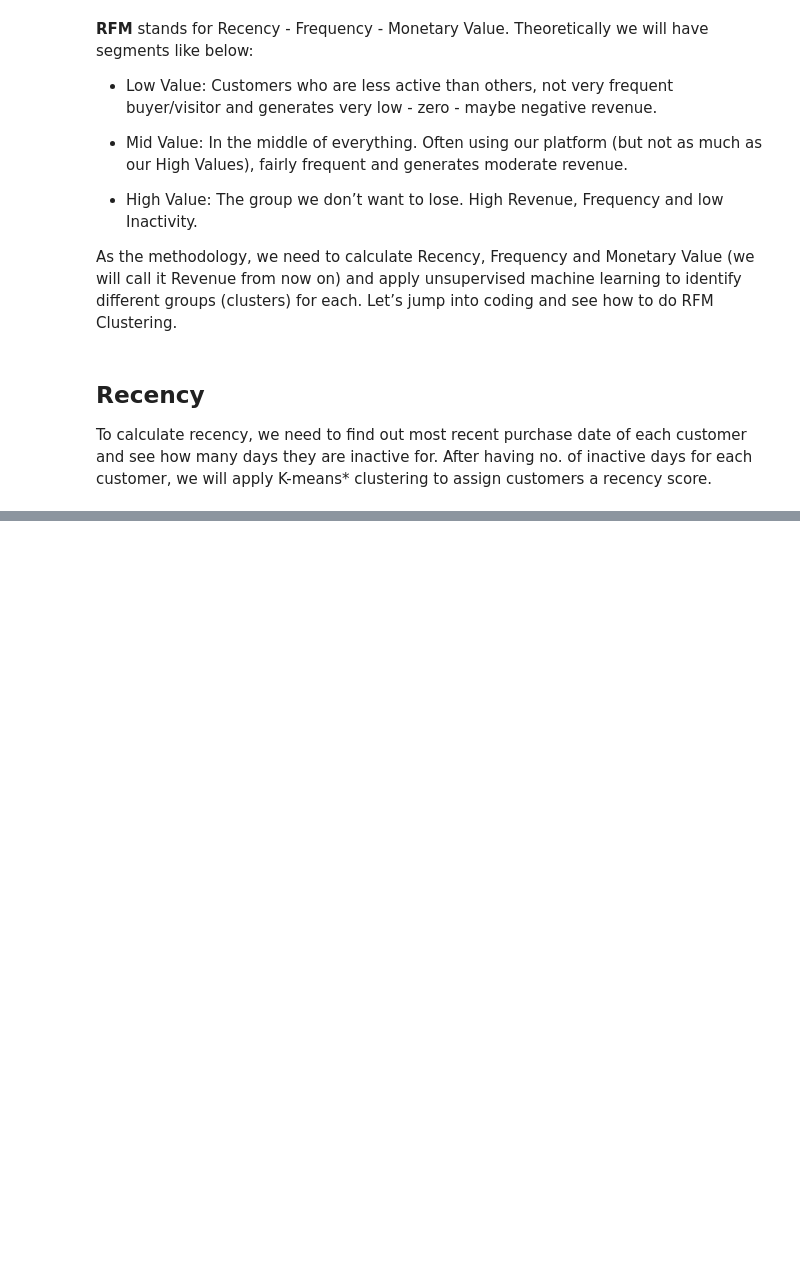
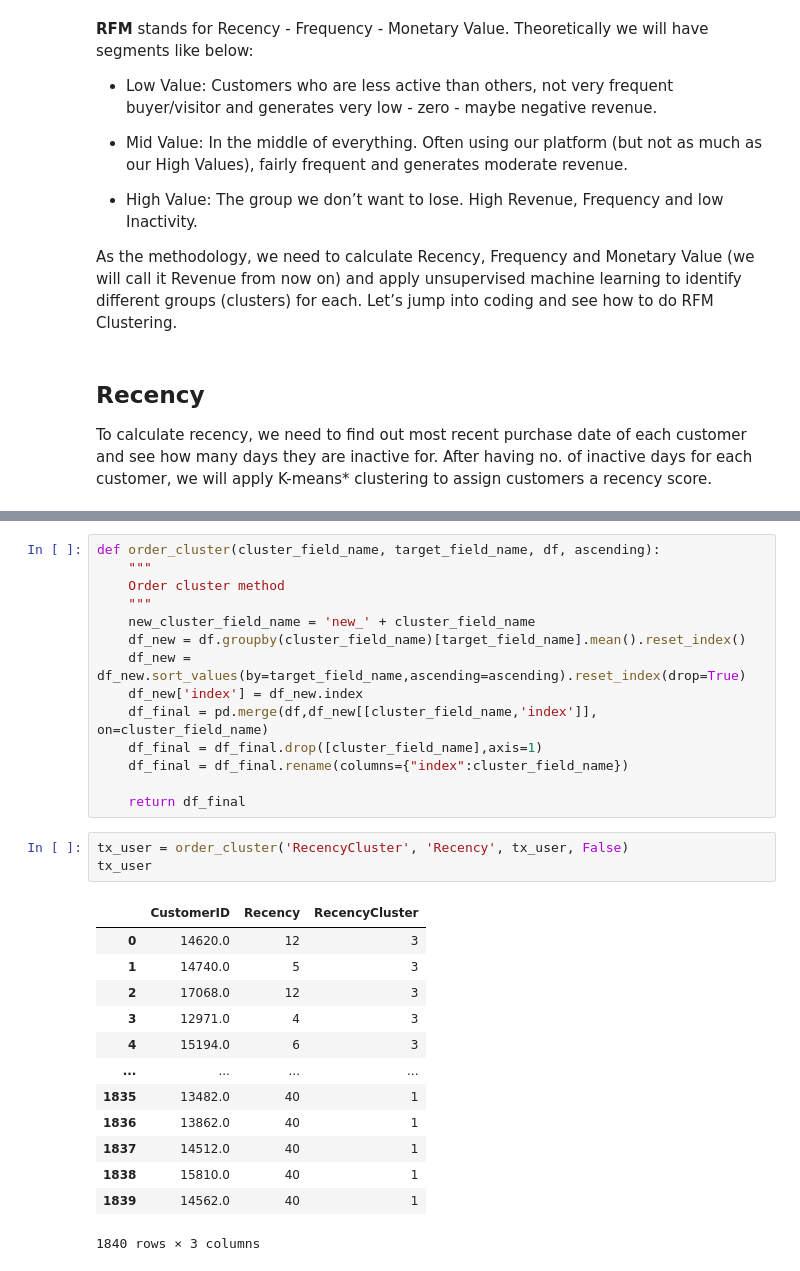
Before and after one commit to basel-ay/Customer-Lifetime-Value-Prediction, a Jupyter notebook: CLV Prediction.ipynb, the cells around one changed output, grey strips where cells are left out. Cells and saved outputs as stored; diff of their text form; blank space fills up the shorter version.

```diff
--- a/CLV Prediction.ipynb
+++ b/CLV Prediction.ipynb
@@ -85,0 +184,31 @@ To calculate recency, we need to find out most recent purchase date of each cust
+# %%
+def order_cluster(cluster_field_name, target_field_name, df, ascending):
+    """
+    Order cluster method
+    """
+    new_cluster_field_name = 'new_' + cluster_field_name
+    df_new = df.groupby(cluster_field_name)[target_field_name].mean().reset_index()
+    df_new = df_new.sort_values(by=target_field_name,ascending=ascending).reset_index(drop=True)
+    df_new['index'] = df_new.index
+    df_final = pd.merge(df,df_new[[cluster_field_name,'index']], on=cluster_field_name)
+    df_final = df_final.drop([cluster_field_name],axis=1)
+    df_final = df_final.rename(columns={"index":cluster_field_name})
+
+    return df_final
+# %%
+tx_user = order_cluster('RecencyCluster', 'Recency', tx_user, False)
+tx_user
+# %% [output]
+|  | CustomerID | Recency | RecencyCluster |
+| 0 | 14620.0 | 12 | 3 |
+| 1 | 14740.0 | 5 | 3 |
+| 2 | 17068.0 | 12 | 3 |
+| 3 | 12971.0 | 4 | 3 |
+| 4 | 15194.0 | 6 | 3 |
+| ... | ... | ... | ... |
+| 1835 | 13482.0 | 40 | 1 |
+| 1836 | 13862.0 | 40 | 1 |
+| 1837 | 14512.0 | 40 | 1 |
+| 1838 | 15810.0 | 40 | 1 |
+| 1839 | 14562.0 | 40 | 1 |
+1840 rows × 3 columns
```
Also changed, not shown: parts of 9 cells of this notebook.
